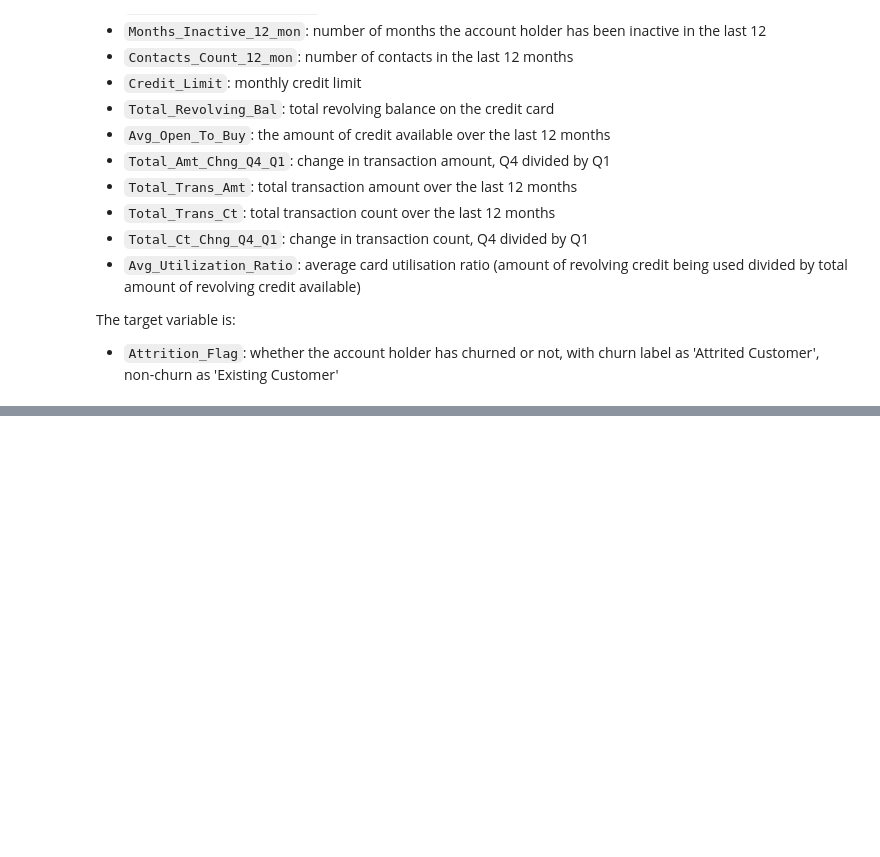
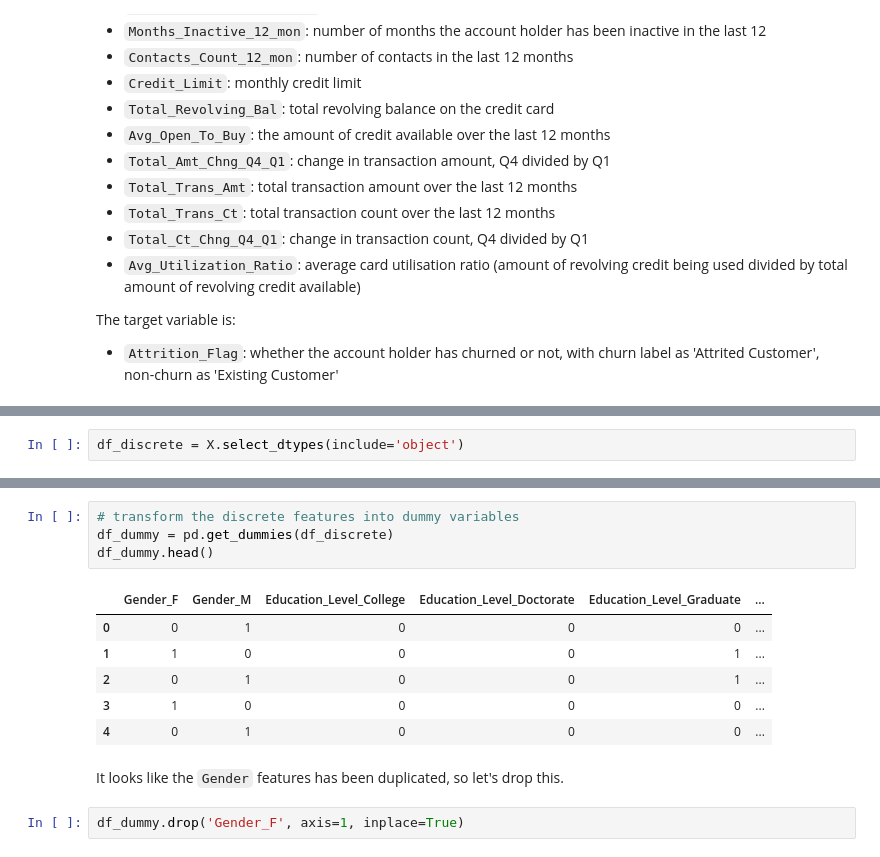
Before and after one commit to philip-papasavvas/ml_sandbox, a Jupyter notebook: notebook-projects/credit_card_churn.ipynb, the cells around one changed output, grey strips where cells are left out. Saved outputs shown, nothing was run; the diff lists cells and outputs as text; blank space fills up the shorter version.

```diff
--- a/notebook-projects/credit_card_churn.ipynb
+++ b/notebook-projects/credit_card_churn.ipynb
@@ -66,0 +152,2 @@ The target variable is:
+# %%
+df_discrete = X.select_dtypes(include='object')
@@ -66,0 +167,15 @@ The target variable is:
+# %%
+# transform the discrete features into dummy variables
+df_dummy = pd.get_dummies(df_discrete)
+df_dummy.head()
+# %% [output]
+|  | Gender_F | Gender_M | Education_Level_College | Education_Level_Doctorate | Education_Level_Graduate | ... |
+| 0 | 0 | 1 | 0 | 0 | 0 | ... |
+| 1 | 1 | 0 | 0 | 0 | 1 | ... |
+| 2 | 0 | 1 | 0 | 0 | 1 | ... |
+| 3 | 1 | 0 | 0 | 0 | 0 | ... |
+| 4 | 0 | 1 | 0 | 0 | 0 | ... |
+# %% [markdown]
+It looks like the `Gender` features has been duplicated, so let's drop this.
+# %%
+df_dummy.drop('Gender_F', axis=1, inplace=True)
```
Also changed, not shown: parts of 20 cells of this notebook.
